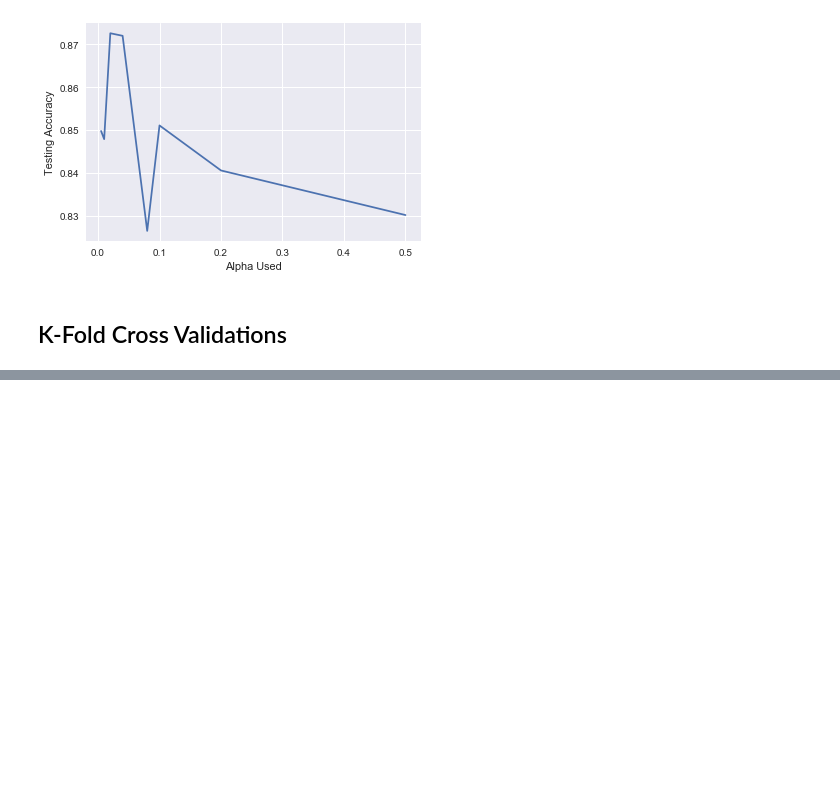
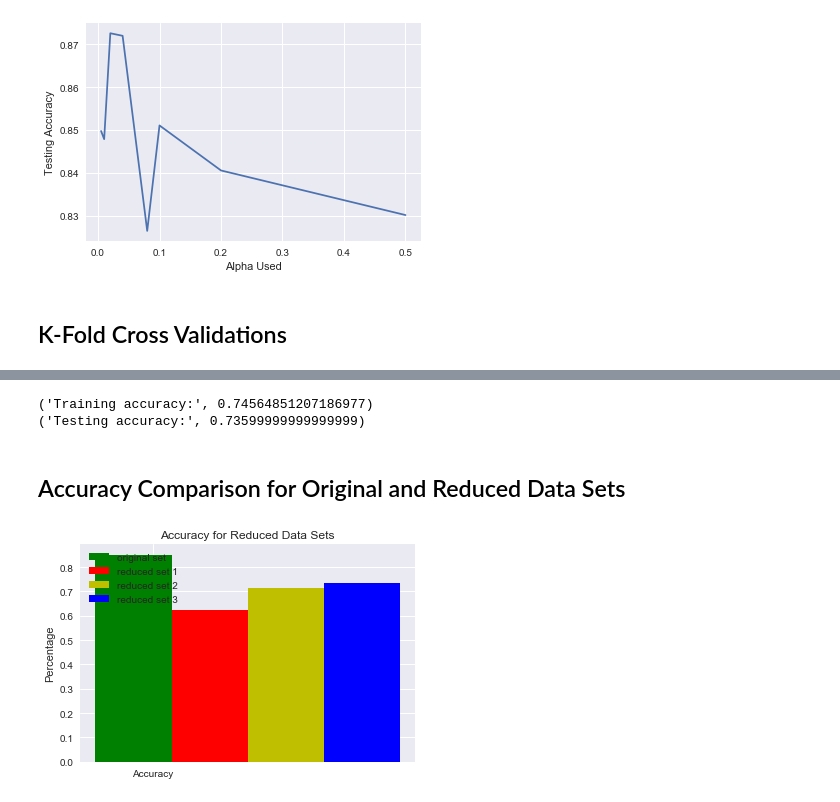
Before and after one commit to madysonmorris/Mushrooms, a Jupyter notebook: Mushroom Demo.ipynb, the cells around one changed output, grey strips where cells are left out. Drawn from its saved outputs; the diff is of its cells as text; code cells hidden in the pictures; blank space fills up the shorter version.

```diff
--- a/Mushroom Demo.ipynb
+++ b/Mushroom Demo.ipynb
@@ -247,0 +284,55 @@ print("10-Fold Cross Validation Accuracy: %0.2f (+/- %0.2f)" % (scores.mean(), s
+# %%
+#split the dataset into training and test sets
+from sklearn.model_selection import train_test_split
+x_train, x_test, y_train, y_test = train_test_split(x_r3, y_r3, test_size=1000, random_state=(42))
+
+#initialize and fit the naive bayes classifier
+from sklearn.naive_bayes import BernoulliNB
+skgnb = BernoulliNB(alpha=0.02)
+skgnb.fit(x_train,y_train)
+train_predict = skgnb.predict(x_train)
+#print(train_predict)
+
+#see how accurate the training data was fit
+from sklearn import metrics
+print("Training accuracy:",metrics.accuracy_score(y_train, train_predict))
+
+#use the trained model to predict the test values
+test_predict = skgnb.predict(x_test)
+print("Testing accuracy:",metrics.accuracy_score(y_test, test_predict))
+# %% [output]
+('Training accuracy:', 0.74564851207186977)
+('Testing accuracy:', 0.73599999999999999)
+# %% [markdown]
+## Accuracy Comparison for Original and Reduced Data Sets
+# %%
+N = 1
+ind = np.arange(N)  # the x locations for the groups
+width = 0.1       # the width of the bars
+fig, ax = plt.subplots()
+
+r0_values = (.851)
+rects0 = ax.bar(ind, r0_values, width, color='g')
+
+r1_values = (.624)
+rects1 = ax.bar(ind + width, r1_values, width, color='r')
+
+r2_values = (.714)
+rects2 = ax.bar(ind + width + width, r2_values, width, color='y')
+
+r3_values = (.736)
+rects3 = ax.bar(ind + width + width + width, r3_values, width, color='b')
+
+
+# add some text for labels, title and axes ticks
+ax.set_ylabel('Percentage')
+ax.set_title('Accuracy for Reduced Data Sets')
+ax.set_xticks(ind + width / 4)
+ax.set_xticklabels(('Accuracy', 'Accuracy'))
+
+ax.legend((rects0[0],rects1[0], rects2[0], rects3[0]),('original set','reduced set 1', 'reduced set 2', 'reduced set 3'))
+
+
+plt.show()
+# %% [output]
+[figure, added]
```
Also changed, not shown: parts of 10 cells of this notebook.
